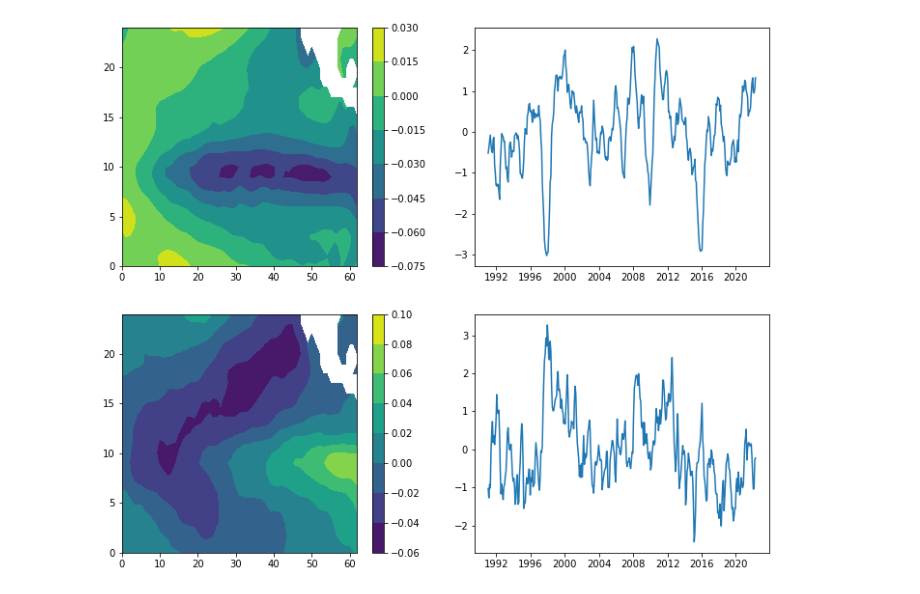
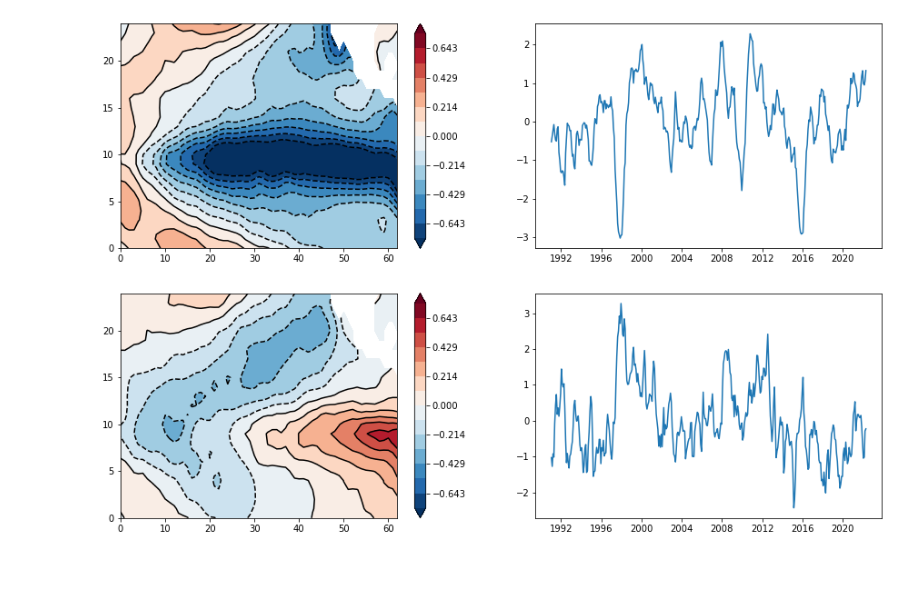
Before and after one commit to ZiluM/sacpy, a Jupyter notebook: examples/EOF_analysis.ipynb, the cells around one changed output. Drawn from its saved outputs; the diff is of its cells as text; code cells hidden in the pictures; blank space fills up the shorter version.

```diff
--- a/examples/EOF_analysis.ipynb
+++ b/examples/EOF_analysis.ipynb
@@ -12,17 +12,19 @@ eof.solve()
 pc = eof.get_pc(npt=2)
 pt = eof.get_pt(npt=2)
 # %%
-plt.figure(figsize=[12,10])
+plt.figure(figsize=[15,10])
 plt.subplot(221)
-plt.contourf(pt[0,:,:])
-plt.colorbar()
+m1 = plt.contourf(pt[0,:,:],cmap='RdBu_r',levels=np.linspace(-0.75,0.75,15),extend="both")
+plt.contour(m1,colors="black")
+plt.colorbar(m1)
 plt.subplot(222)
 plt.plot(sst.time,pc[0])
 plt.subplot(223)
-plt.contourf(pt[1,:,:])
-plt.colorbar()
+m2 = plt.contourf(pt[1,:,:],cmap='RdBu_r',levels=np.linspace(-0.75,0.75,15),extend="both")
+plt.contour(m2,colors="black")
+plt.colorbar(m2)
 plt.subplot(224)
 plt.plot(sst.time,pc[1])
 plt.savefig("../pic/eof_ana.png",dpi=300)
 # %% [output]
-[figure, old version]
+[figure, new version]
```
Also changed, not shown: 1 other file.
